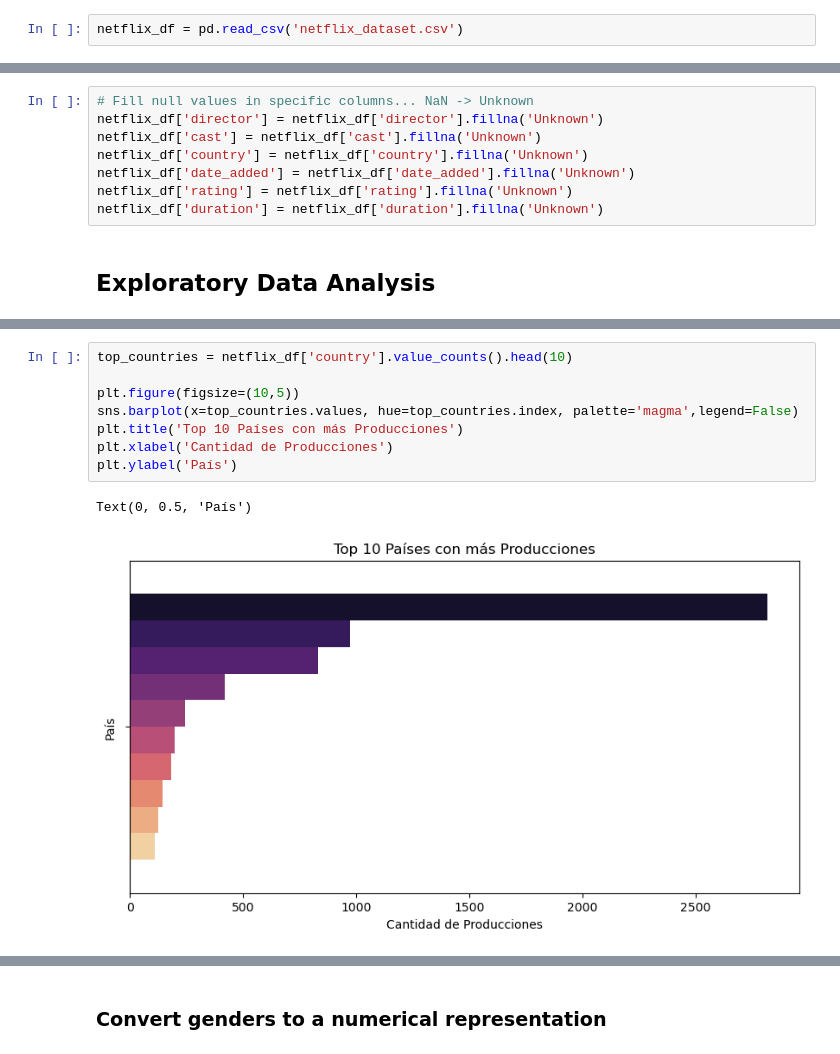
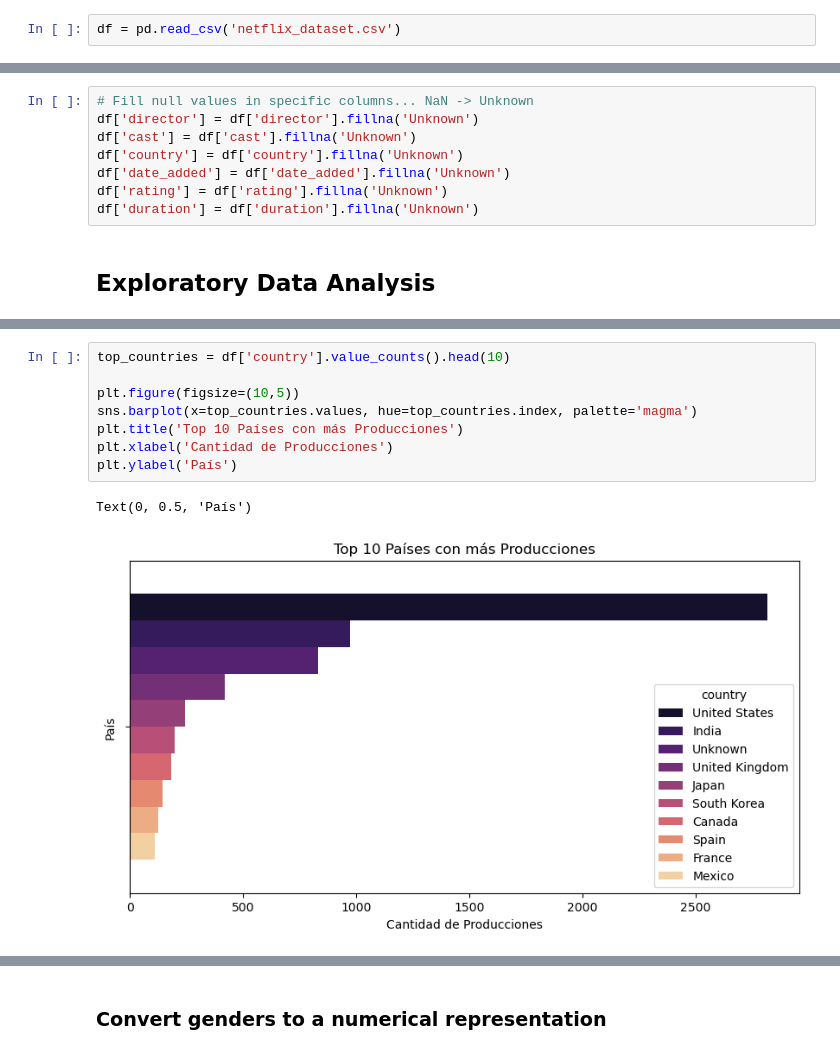
Before and after one commit to ferrpm/netflix-recommender, a Jupyter notebook: movie_series_recommender.ipynb, the cells around one changed output, grey strips where cells are left out. Cells and saved outputs as stored; diff of their text form.

```diff
--- a/movie_series_recommender.ipynb
+++ b/movie_series_recommender.ipynb
@@ -4,7 +4,7 @@ import numpy as np
 import matplotlib.pyplot as plt
 import seaborn as sns
 # %%
-netflix_df = pd.read_csv('netflix_dataset.csv')
+df = pd.read_csv('netflix_dataset.csv')
 # %%
 netflix_data1.info()
 # %% [output]
@@ -56,12 +56,12 @@ description        0
 dtype: int64
 # %%
 # Fill null values in specific columns... NaN -> Unknown
-netflix_df['director'] = netflix_df['director'].fillna('Unknown')
-netflix_df['cast'] = netflix_df['cast'].fillna('Unknown')
-netflix_df['country'] = netflix_df['country'].fillna('Unknown')
-netflix_df['date_added'] = netflix_df['date_added'].fillna('Unknown')
-netflix_df['rating'] = netflix_df['rating'].fillna('Unknown')
-netflix_df['duration'] = netflix_df['duration'].fillna('Unknown')
+df['director'] = df['director'].fillna('Unknown')
+df['cast'] = df['cast'].fillna('Unknown')
+df['country'] = df['country'].fillna('Unknown')
+df['date_added'] = df['date_added'].fillna('Unknown')
+df['rating'] = df['rating'].fillna('Unknown')
+df['duration'] = df['duration'].fillna('Unknown')
 # %% [markdown]
 ## Exploratory Data Analysis
 # %%
@@ -83,13 +83,13 @@ plt.ylabel('Cantidad de Estrenos')
 Text(0, 0.5, 'Cantidad de Estrenos')
 [figure]
 # %%
-top_countries = netflix_df['country'].value_counts().head(10)
+top_countries = df['country'].value_counts().head(10)
 
 plt.figure(figsize=(10,5))
-sns.barplot(x=top_countries.values, hue=top_countries.index, palette='magma',legend=False)
+sns.barplot(x=top_countries.values, hue=top_countries.index, palette='magma')
 plt.title('Top 10 Países con más Producciones')
 plt.xlabel('Cantidad de Producciones')
 plt.ylabel('País')
 # %% [output]
 Text(0, 0.5, 'País')
-[figure, old version]
+[figure, new version]
```
Also changed, not shown: parts of 12 cells of this notebook.
